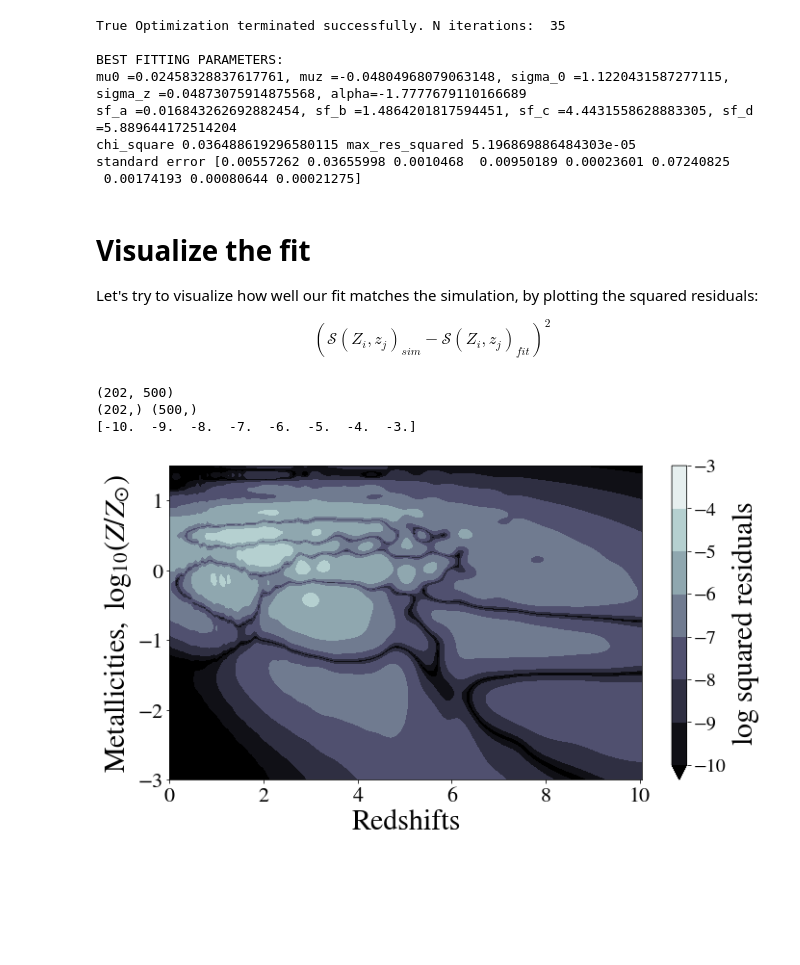
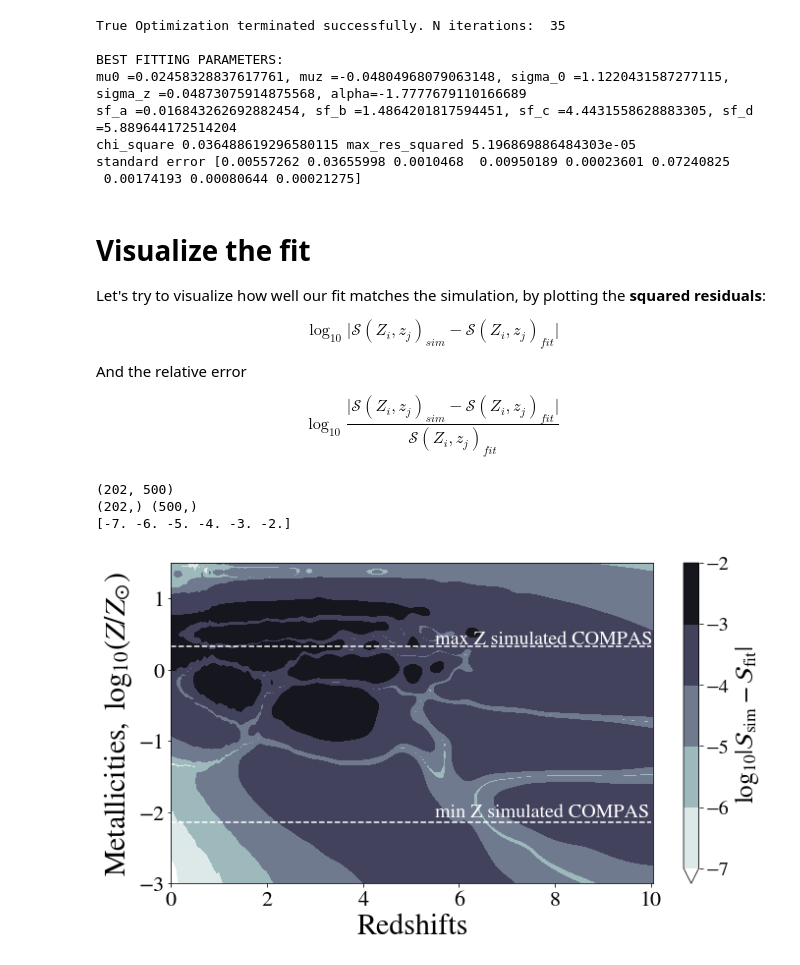
Before and after one commit to sashalvna/SFRD_fit, a Jupyter notebook: src/scripts/Notebooks/Fit_model_to_sfrdzZ.ipynb, the cells around one changed output. Saved outputs shown, nothing was run; the diff lists cells and outputs as text; code cells hidden in the pictures; blank space fills up the shorter version.

Commit message:
added extra plot following referee report

```diff
--- a/src/scripts/Notebooks/Fit_model_to_sfrdzZ.ipynb
+++ b/src/scripts/Notebooks/Fit_model_to_sfrdzZ.ipynb
@@ -160,7 +160,7 @@ def calc_chi_square(fit_metals, Redshifts = [],  simulation_SFRD = [],
     chi_square = res_squared/np.sum(model, axis = 1)[:,np.newaxis]
 
     # Return sum Chi_squared and the max squared residual
-    return np.sum(chi_square), res_squared #np.amax(res_squared)
+    return np.sum(chi_square), data, model
 # %% [markdown]
 # Run your chi square calculations
 
@@ -170,7 +170,7 @@ def calc_chi_square(fit_metals, Redshifts = [],  simulation_SFRD = [],
 ## Function wrapper to minimize the Chi_square
 #################################################################
 def test_chi(x0 = [-0.09, 0.026, 1.9, 0.1, -3.3, 0.01, 2.6, 3.2, 6.2] ):
-    chi_square, res_squared = calc_chi_square(metals_new, Redshifts = redshift_new, simulation_SFRD = SFRDnew.T,
+    chi_square, data, model = calc_chi_square(metals_new, Redshifts = redshift_new, simulation_SFRD = SFRDnew.T,
                                        muz  =x0[0], mu_0  =x0[1],sigma0  =x0[2], sigmaz =x0[3], alpha  =x0[4],
                                        sf_a =x0[5], sf_b=x0[6], sf_c=x0[7], sf_d=x0[8])
     return chi_square
@@ -193,14 +193,14 @@ print('\nBEST FITTING PARAMETERS:')
 print('mu0 =%s, muz =%s, sigma_0 =%s, sigma_z =%s, alpha=%s'% (mu0_best, muz_best, sigma0_best, sigmaz_best, alpha_best) )
 print('sf_a =%s, sf_b =%s, sf_c =%s, sf_d =%s'% (sf_a_best, sf_b_best, sf_c_best, sf_d_best) )
 
-chi_square, res_squared = calc_chi_square(metals_new, Redshifts = redshift_new, simulation_SFRD = SFRDnew.T,
+chi_square, data, model = calc_chi_square(metals_new, Redshifts = redshift_new, simulation_SFRD = SFRDnew.T,
                                    muz =muz_best, mu_0 =mu0_best,sigma0 =sigma0_best, sigmaz=sigmaz_best,alpha=alpha_best,
                                    sf_a =sf_a_best, sf_b=sf_b_best, sf_c=sf_c_best, sf_d=sf_d_best)
-print('chi_square',chi_square, 'max_res_squared', np.amax(res_squared) )
+print('chi_square',chi_square, 'max_res_squared', np.amax( (data-model)**2) )
 
 # Calculate standard error on params
 from numpy.linalg import inv
-N_elements  = len(res_squared.flatten())
+N_elements  = len(data.flatten())
 v = res['fun']/   N_elements  # variance of residuals, sse/n
 var = v*inv(res['hess_inv'])
 se = np.sqrt(np.diag(var))
@@ -224,11 +224,19 @@ if res.success:
 # %% [markdown]
 # Visualize the fit
 
-Let's try to visualize how well our fit matches the simulation, by plotting the squared residuals:
+Let's try to visualize how well our fit matches the simulation, by plotting the **squared residuals**:
 
 \begin{equation}
-\left( \mathcal{S}(Z_i, z_j)_{sim} - \mathcal{S}(Z_i, z_j)_{fit} \right)^2
+\log_{10} \lvert \mathcal{S}(Z_i, z_j)_{sim} - \mathcal{S}(Z_i, z_j)_{fit} \rvert
 \end{equation}
+
+
+And the relative error
+
+
+\begin{equation}
+\log_{10} \frac{\lvert \mathcal{S}(Z_i, z_j)_{sim} - \mathcal{S}(Z_i, z_j)_{fit} \rvert}{\mathcal{S}(Z_i, z_j)_{fit}}
+\end{equation}
 # %%
 ############################
 ##PLOT setttings
@@ -239,39 +247,46 @@ rc('font',**{'family':'sans-serif','sans-serif':['Helvetica']})
 plt.rc('font', family='serif')
 matplotlib.rcParams['mathtext.fontset'] = 'stix'
 matplotlib.rcParams['font.family'] = 'STIXGeneral'
 
+res_squared = (data - model)**2
 print(np.shape(res_squared))
 print(np.shape(redshift_new),np.shape(metals_new))
 Zsun = 0.014 # Solar metallicity
 
 ########################
 fig, ax = plt.subplots(figsize = (11,6))
 
 X,Y = np.meshgrid(redshift_new,  np.log10(metals_new/Zsun))
 
-levs = np.linspace(-10, -3, num=8)
+levs = np.linspace(-7, -2, num=6)
 print(levs)
-cs = plt.contourf(X, Y, np.log10(res_squared.T),
-                  levs, cmap ="bone",extend ='min')
-#                   locator = ticker.LogLocator(),
-#                   levs, norm=mpl.colors.LogNorm(),
+cs = plt.contourf(X, Y, np.log10( abs(data-model).T),
+                  levs, cmap ="bone_r",extend ='min')
 
 cbar = plt.colorbar(cs)
-cbar.ax.set_ylabel('$\log$ squared residuals', fontsize = 30)
+cbar.ax.set_ylabel(r'$\log_{10} | \mathcal{S}_{\rm sim} -\mathcal{S}_{\rm fit}| $ ',
+                   fontsize = 25)
 cbar.ax.tick_params(labelsize=20)
+
+
+# Min and max simulated metallicities in COMPAS
+ax.annotate('min Z simulated COMPAS', (5.5, np.log10(1.2e-4/Zsun)), fontsize = 20, color = 'white' )
+plt.hlines(np.log10(1e-4/Zsun), xmin = 0, xmax = 10, color = 'white', linestyle = '--')
+ax.annotate('max Z simulated COMPAS', (5.5, np.log10(0.032/Zsun)), fontsize = 20, color = 'white' )
+plt.hlines(np.log10(0.03/Zsun), xmin = 0, xmax = 10, color = 'white', linestyle = '--')
 
 ######
 # Plot values
 ax.set_xlabel('Redshifts', fontsize = 30)
 ax.set_ylabel('$\mathrm{Metallicities}, \ \log_{10}(Z/Z_{\odot})$', fontsize = 30)
 ax.tick_params(axis='both', which='major', labelsize=22)
 ax.tick_params(axis='both', which='minor', labelsize=22)
 plt.ylim(-3,1.5)
 
-plt.savefig(paths.figures / 'log_squared_res.pdf',  bbox_inches='tight')
+plt.savefig(paths.figures / 'log_res.pdf',  bbox_inches='tight')
 plt.show()
 # %% [output]
 (202, 500)
 (202,) (500,)
-[-10.  -9.  -8.  -7.  -6.  -5.  -4.  -3.]
+[-7. -6. -5. -4. -3. -2.]
-[figure, old version]
+[figure, new version]
```
Also changed, not shown: parts of 3 cells of this notebook, 10 other files.
